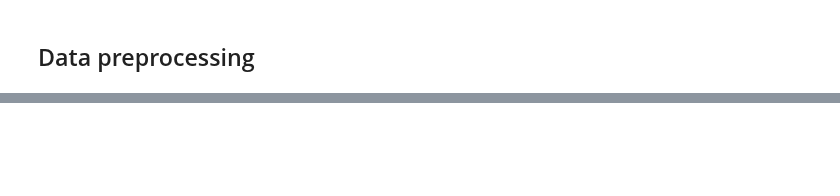
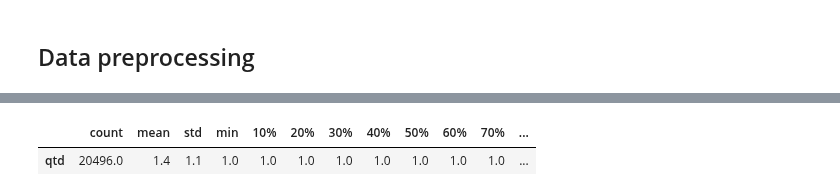
Before and after one commit to rknagao/studies, a Jupyter notebook: skills_keywords/notebook.ipynb, the cells around one changed output, grey strips where cells are left out. Cells and saved outputs as stored; diff of their text form; code cells hidden in the pictures; blank space fills up the shorter version.

```diff
--- a/skills_keywords/notebook.ipynb
+++ b/skills_keywords/notebook.ipynb
@@ -336,0 +444,2 @@ advanced_preprocessing(tokens)
+# %%
+perc = np.array(list(range(1, 10, 1)))/10
@@ -336,0 +480,5 @@ advanced_preprocessing(tokens)
+# %%
+df_trigram.describe(percentiles=perc).T.round(1)
+# %% [output]
+|  | count | mean | std | min | 10% | 20% | 30% | 40% | 50% | 60% | 70% | ... |
+| qtd | 20496.0 | 1.4 | 1.1 | 1.0 | 1.0 | 1.0 | 1.0 | 1.0 | 1.0 | 1.0 | 1.0 | ... |
```
Also changed, not shown: parts of 24 cells of this notebook.
